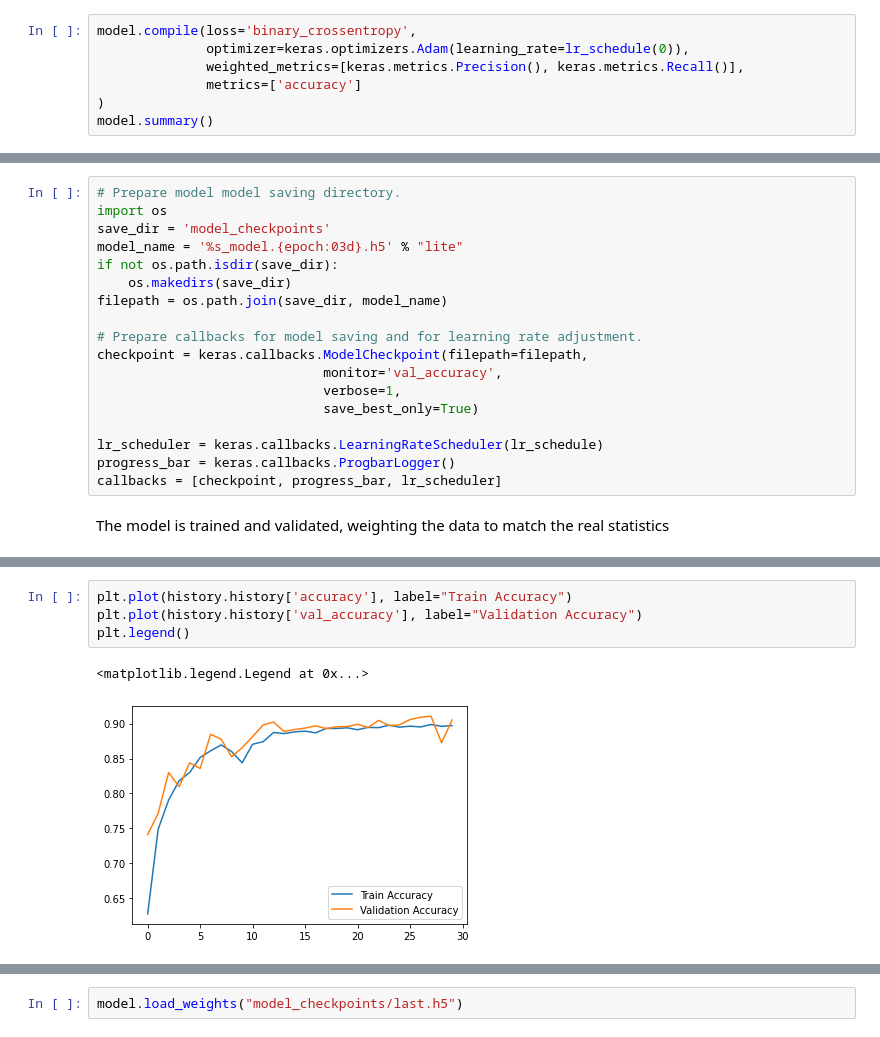
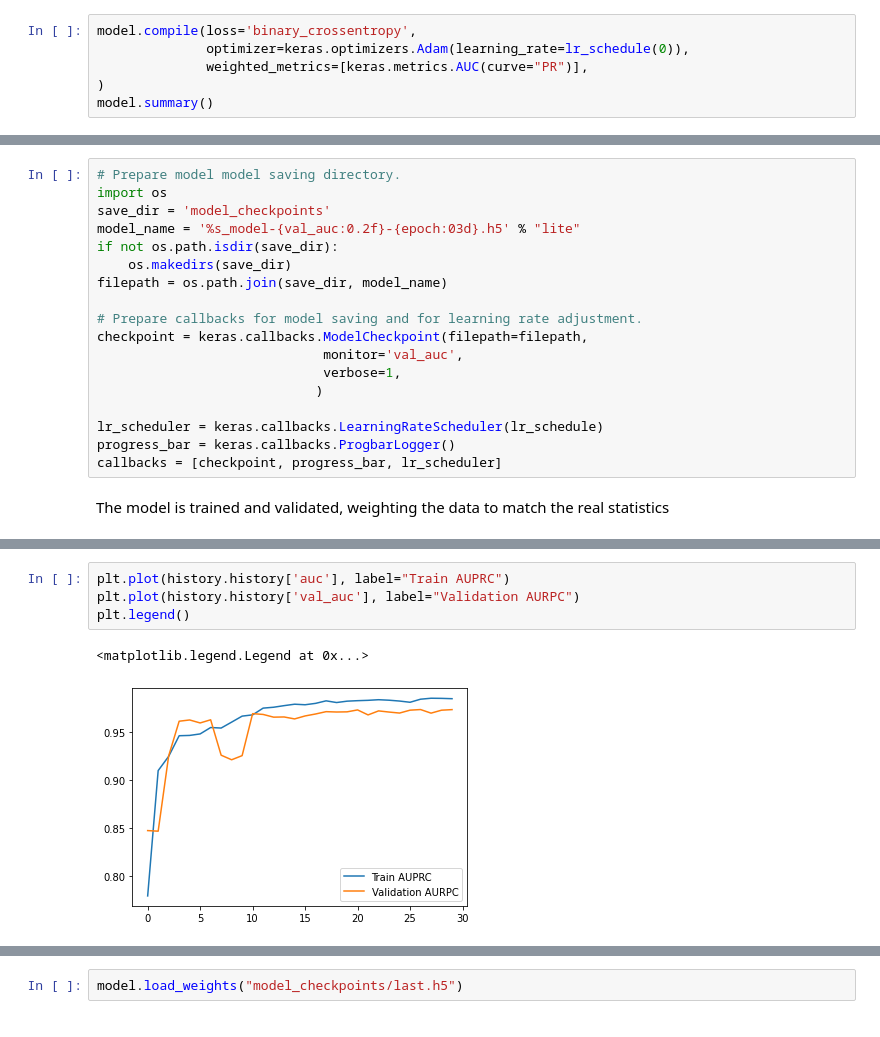
Before and after one commit to raeubaen/RadioMonteCarlo, a Jupyter notebook: keras_train_prefinal.ipynb, the cells around one changed output, grey strips where cells are left out. Cells and saved outputs as stored; diff of their text form.

```diff
--- a/keras_train_prefinal.ipynb
+++ b/keras_train_prefinal.ipynb
@@ -194,8 +172,7 @@ The model is compiled with:
 # %%
 model.compile(loss='binary_crossentropy',
               optimizer=keras.optimizers.Adam(learning_rate=lr_schedule(0)),
-              weighted_metrics=[keras.metrics.Precision(), keras.metrics.Recall()],
-              metrics=['accuracy']
+              weighted_metrics=[keras.metrics.AUC(curve="PR")],
 )
 model.summary()
 # %% [output]
@@ -223,16 +200,16 @@ Keras checkpoints are employed to save the model with the best validation accura
 # Prepare model model saving directory.
 import os
 save_dir = 'model_checkpoints'
-model_name = '%s_model.{epoch:03d}.h5' % "lite"
+model_name = '%s_model-{val_auc:0.2f}-{epoch:03d}.h5' % "lite"
 if not os.path.isdir(save_dir):
     os.makedirs(save_dir)
 filepath = os.path.join(save_dir, model_name)
 
 # Prepare callbacks for model saving and for learning rate adjustment.
 checkpoint = keras.callbacks.ModelCheckpoint(filepath=filepath,
-                             monitor='val_accuracy',
+                             monitor='val_auc',
                              verbose=1,
-                             save_best_only=True)
+                            )
 
 lr_scheduler = keras.callbacks.LearningRateScheduler(lr_schedule)
 progress_bar = keras.callbacks.ProgbarLogger()
@@ -285,7 +264,7 @@ plt.legend()
 # %%
-plt.plot(history.history['accuracy'], label="Train Accuracy")
-plt.plot(history.history['val_accuracy'], label="Validation Accuracy")
+plt.plot(history.history['auc'], label="Train AUPRC")
+plt.plot(history.history['val_auc'], label="Validation AURPC")
 plt.legend()
 # %% [output]
 <matplotlib.legend.Legend at 0x...>
-[figure, old version]
+[figure, new version]
```
Also changed, not shown: parts of 14 cells of this notebook.
